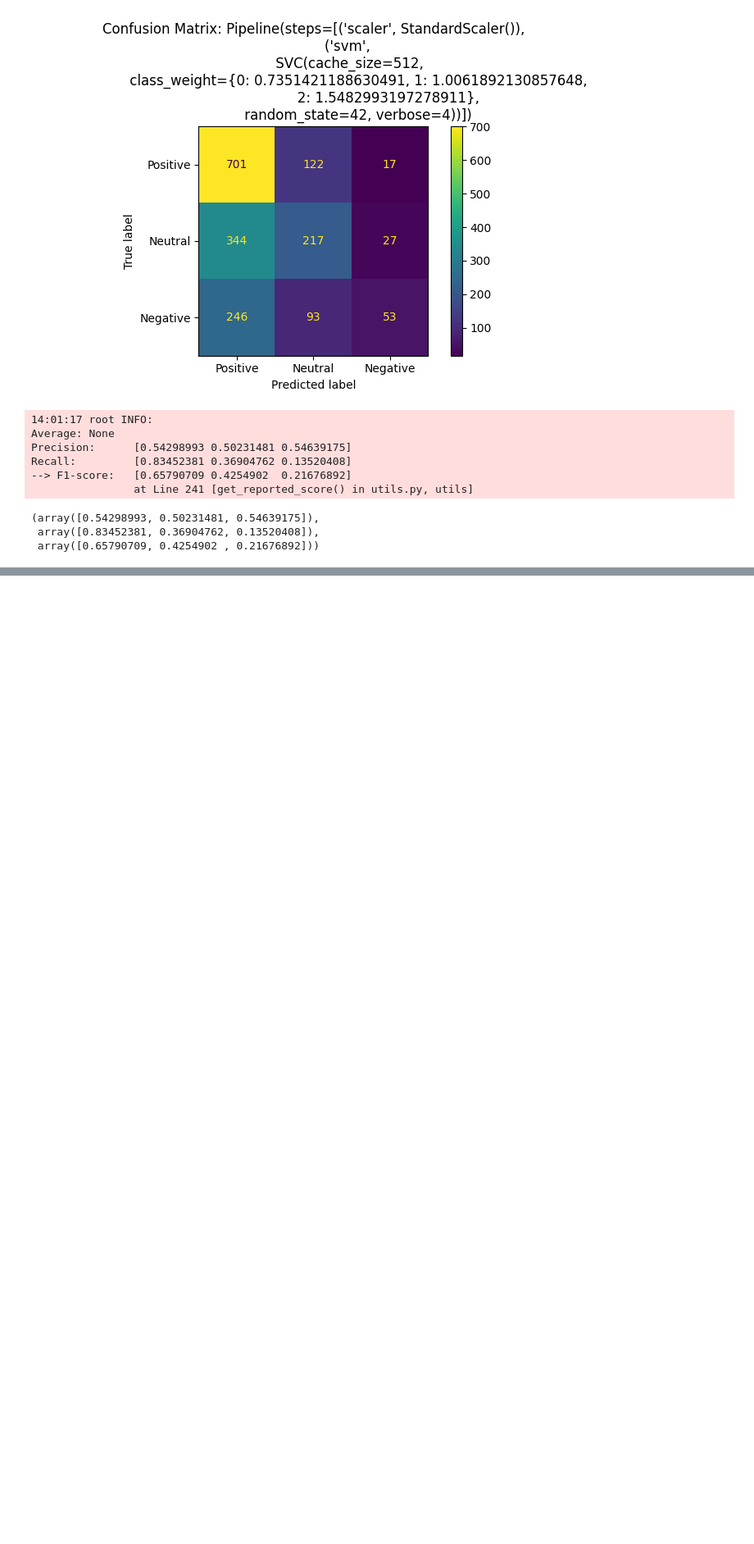
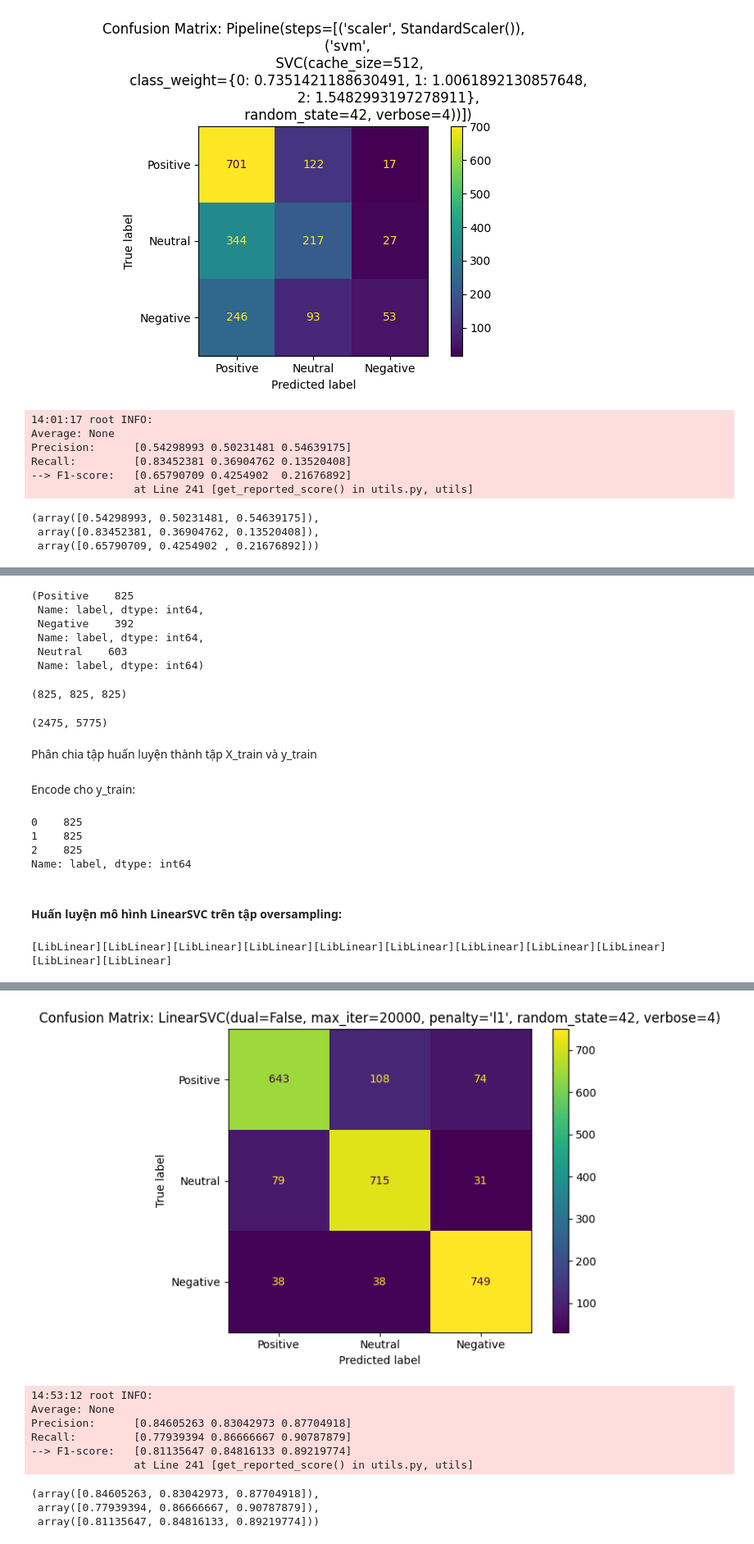
Before and after one commit to lovinh/Opinion-Classifier, a Jupyter notebook: svm_tf_idf.ipynb, the cells around one changed output, grey strips where cells are left out. Shown at 82% size. Saved outputs shown, nothing was run; the diff lists cells and outputs as text; code cells hidden in the pictures; blank space fills up the shorter version.

```diff
--- a/svm_tf_idf.ipynb
+++ b/svm_tf_idf.ipynb
@@ -629,0 +688,50 @@ Recall:         [0.83452381 0.36904762 0.13520408]
+# %%
+train_pos : pd.DataFrame = train_set[train_set["label"] == "Positive"]
+train_neg : pd.DataFrame = train_set[train_set["label"] == "Negative"]
+train_neu : pd.DataFrame = train_set[train_set["label"] == "Neutral"]
+
+train_pos["label"].value_counts(), train_neg["label"].value_counts(), train_neu["label"].value_counts()
+# %% [output]
+(Positive    825
+ Name: label, dtype: int64,
+ Negative    392
+ Name: label, dtype: int64,
+ Neutral    603
+ Name: label, dtype: int64)
+# %%
+train_neg_ovs = train_neg.sample(len(train_pos), replace=True)
+train_neu_ovs = train_neu.sample(len(train_pos), replace=True)
+
+len(train_pos), len(train_neg_ovs), len(train_neu_ovs)
+# %% [output]
+(825, 825, 825)
+# %%
+train_ovs = pd.concat([train_pos, train_neu_ovs, train_neg_ovs], axis=0)
+train_ovs.shape
+# %% [output]
+(2475, 5775)
+# %% [markdown]
+Phân chia tập huấn luyện thành tập X_train và y_train
+# %%
+X_train = train_ovs.drop(columns="label", axis=1).copy()
+y_train = train_ovs["label"]
+# %% [markdown]
+Encode cho y_train:
+# %%
+y_train_encode = y_train.apply(lambda x : {label : i for i, label in enumerate(labels)}.get(x))
+y_train_encode.value_counts()
+# %% [output]
+0    825
+1    825
+2    825
+Name: label, dtype: int64
+# %% [markdown]
+#### Huấn luyện mô hình LinearSVC trên tập oversampling:
+# %%
+svc_clf = LinearSVC(loss="squared_hinge", multi_class="ovr", verbose=4, random_state=42, max_iter=20000, penalty='l1', dual=False)
+
+svc_clf.fit(X_train, y_train_encode)
+
+measure_score(svc_clf, X_train, y_train_encode, None, labels, 10, fig_title="Oversampling_LinearSVC_Default_1")
+# %% [output]
+[LibLinear][LibLinear][LibLinear][LibLinear][LibLinear][LibLinear][LibLinear][LibLinear][LibLinear][LibLinear][LibLinear]
@@ -629,0 +742,10 @@ Recall:         [0.83452381 0.36904762 0.13520408]
+[figure, added]
+14:53:12 root INFO:
+Average: None
+Precision:      [0.84605263 0.83042973 0.87704918]
+Recall:         [0.77939394 0.86666667 0.90787879]
+--> F1-score:   [0.81135647 0.84816133 0.89219774]
+                at Line 241 [get_reported_score() in utils.py, utils]
+(array([0.84605263, 0.83042973, 0.87704918]),
+ array([0.77939394, 0.86666667, 0.90787879]),
+ array([0.81135647, 0.84816133, 0.89219774]))
```
Also changed, not shown: parts of 27 cells of this notebook, 16 other files.
